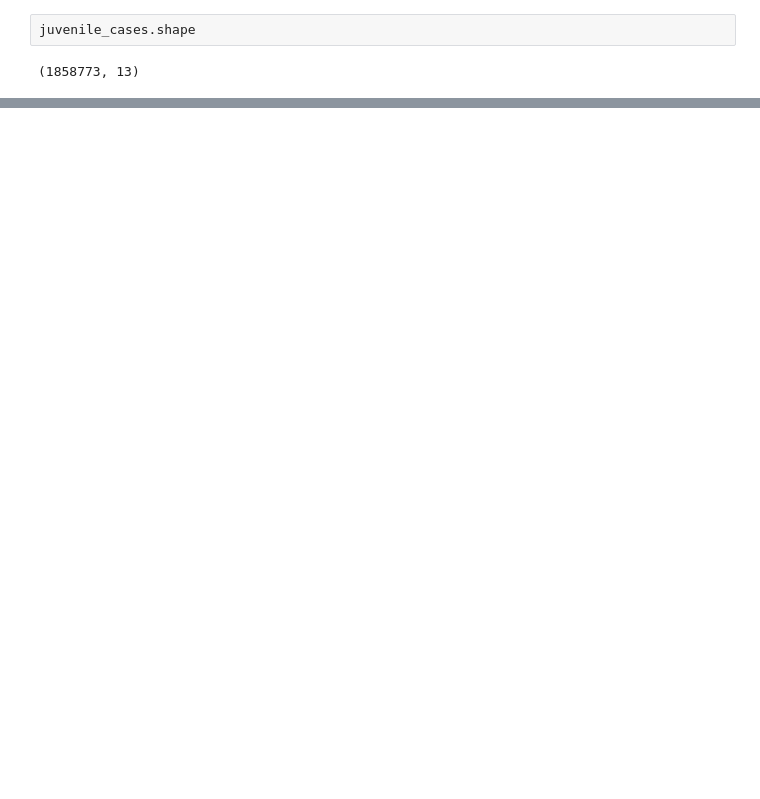
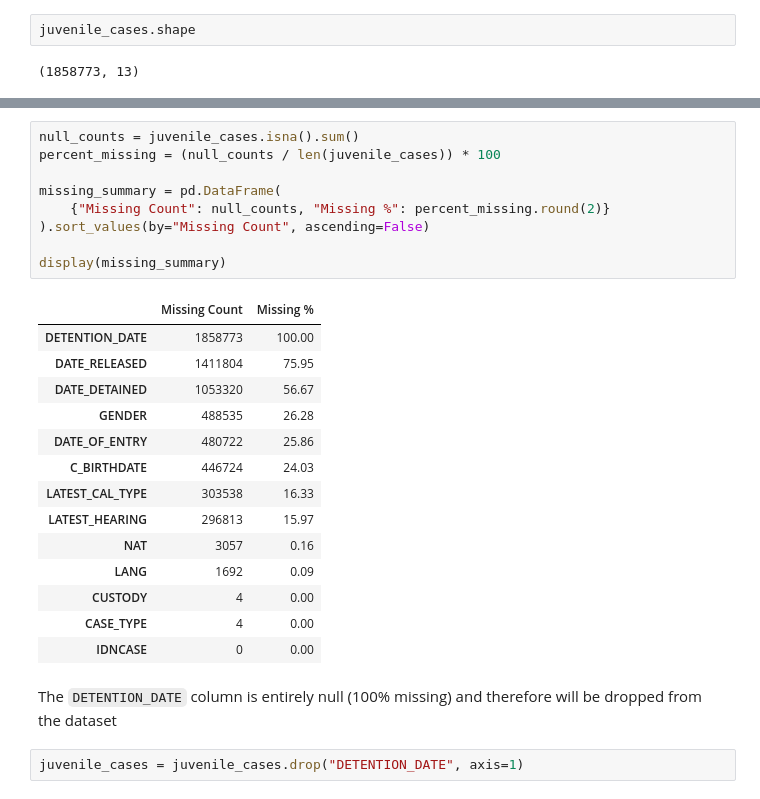
Before and after one commit to MIT-Emerging-Talent/ET6-CDSP-group-19-repo, a Jupyter notebook: 2_data_preparation/notebooks/02_clean_core_tables.ipynb, the cells around one changed output, grey strips where cells are left out. Saved outputs shown, nothing was run; the diff lists cells and outputs as text; blank space fills up the shorter version.

```diff
--- a/2_data_preparation/notebooks/02_clean_core_tables.ipynb
+++ b/2_data_preparation/notebooks/02_clean_core_tables.ipynb
@@ -376,0 +413,28 @@ juvenile_cases.shape
+# %%
+null_counts = juvenile_cases.isna().sum()
+percent_missing = (null_counts / len(juvenile_cases)) * 100
+
+missing_summary = pd.DataFrame(
+    {"Missing Count": null_counts, "Missing %": percent_missing.round(2)}
+).sort_values(by="Missing Count", ascending=False)
+
+display(missing_summary)
+# %% [output]
+|  | Missing Count | Missing % |
+| DETENTION_DATE | 1858773 | 100.00 |
+| DATE_RELEASED | 1411804 | 75.95 |
+| DATE_DETAINED | 1053320 | 56.67 |
+| GENDER | 488535 | 26.28 |
+| DATE_OF_ENTRY | 480722 | 25.86 |
+| C_BIRTHDATE | 446724 | 24.03 |
+| LATEST_CAL_TYPE | 303538 | 16.33 |
+| LATEST_HEARING | 296813 | 15.97 |
+| NAT | 3057 | 0.16 |
+| LANG | 1692 | 0.09 |
+| CUSTODY | 4 | 0.00 |
+| CASE_TYPE | 4 | 0.00 |
+| IDNCASE | 0 | 0.00 |
+# %% [markdown]
+The `DETENTION_DATE` column is entirely null (100% missing) and therefore will be dropped from the dataset
+# %%
+juvenile_cases = juvenile_cases.drop("DETENTION_DATE", axis=1)
```
Also changed, not shown: parts of 32 cells of this notebook.
